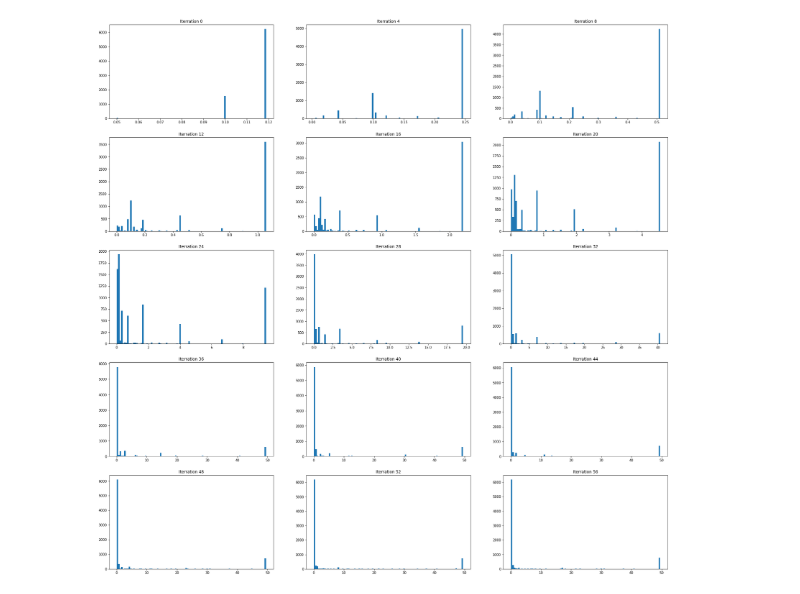
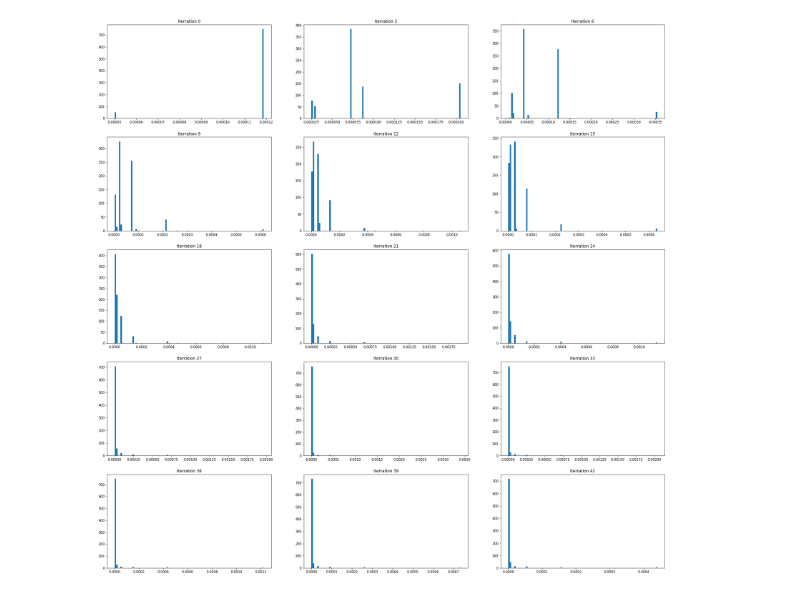
Before and after one commit to zadaianchuk/ProbabilisticRPROP, a Jupyter notebook: experiments.ipynb, the cells around one changed output. Saved outputs shown, nothing was run; the diff lists cells and outputs as text; code cells hidden in the pictures.

```diff
--- a/experiments.ipynb
+++ b/experiments.ipynb
@@ -5,13 +5,13 @@ import util
 import numpy as np
 import matplotlib.pyplot as plt
 # %%
-name ='LR'
-batch_size = 2000
-lr = 0.005
+name ='CNN'
+batch_size = 16
+delta_0 = 0.0001
 
-dir_to_save="../summary_test/"+name+"/"
-unique_str="ProbRPROP"+", lr=" + str(lr) + ", batch_size=" + str(batch_size)
+dir_to_save="../summary_for_delta2/"+name+"/"
+unique_str=dir_to_save+"ProbRPROP"+", delta_0=" + str(delta_0) + ", batch_size=" + str(batch_size)
 
-with open(dir_to_save+unique_str+'_delta_hists.pickle', 'rb') as f:
+with open('../summary_for_delta2/CNN/ProbRPROP, delta_0=0.0001, batch_size=16_delta_hists.pickle', 'rb') as f:
     delta_hists = pickle.load(f)
 # %%
@@ -35,19 +33,19 @@ for j,delta_hist_ittr in enumerate(delta_hists):
 # %%
 hist_dict = hists_var[0]
 # %%
-every = 4
+every = 3
 fig = plt.figure(figsize=(30,30))
 for i in range(15):
     ax=fig.add_subplot(5,3,i+1)
     itter =i*every
     counts=hist_dict["counts"][itter]
     nbins=hist_dict["nbins"][itter]
     min_x,max_x= hist_dict["range"][itter]
     bins = np.linspace(min_x,max_x,nbins+1)
     centroids = (bins[1:] + bins[:-1]) / 2
     counts_, bins_, _ = plt.hist(centroids, bins=len(counts),
                                  weights=counts, range=(min(bins), max(bins)))
     ax.set_title("Iterration "+str(itter))
 plt.show()
 # %% [output]
-[figure, old version]
+[figure, new version]
```
Also changed, not shown: parts of 1 cell of this notebook, 1 other file.
